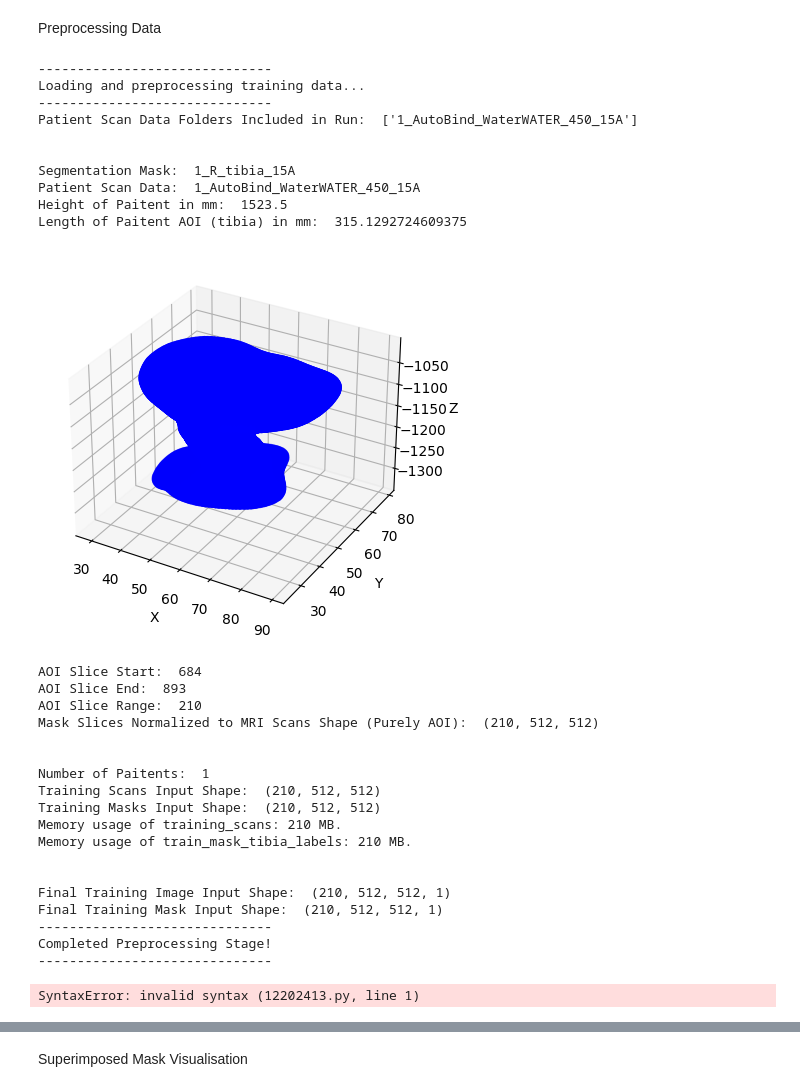
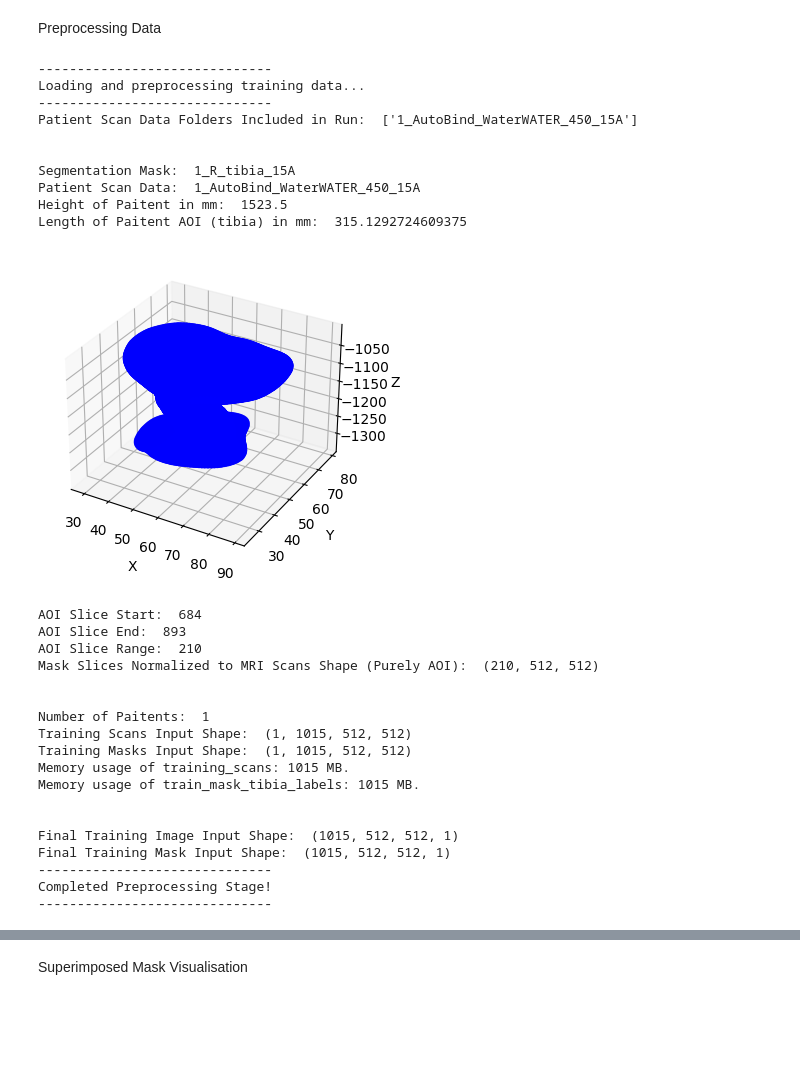
Before and after one commit to asif-jc/H-DenseUNet-CNN, a Jupyter notebook: main.ipynb, the cells around one changed output, grey strips where cells are left out. Drawn from its saved outputs; the diff is of its cells as text; code cells hidden in the pictures; blank space fills up the shorter version.

```diff
--- a/main.ipynb
+++ b/main.ipynb
@@ -59,7 +63,7 @@ print('-'*30)
 
 # \\files.auckland.ac.nz\research\resmed202100086-tws ----> Address for raw data
 total_slices_raw_data = 1015
-DataOnlyAOI = True
+DataOnlyAOI = False
 scans_path = 'D:/MRI - Tairawhiti'
 segmasks_fnames = ['1_R_tibia_15A']
 scan_data_folders = ['1_AutoBind_WaterWATER_450_15A']
@@ -71,34 +75,34 @@ imgs_train, imgs_mask_train = preprocessing(scans_path, segmasks_fnames, scan_da
 # imgs_mask_train = imgs_mask_train[70:80]
 
 if (DataOnlyAOI == False):
     imgs_train = np.reshape(imgs_train, (len(scan_data_folders) * total_slices_raw_data, 512, 512))
     imgs_mask_train = np.reshape(imgs_mask_train, (len(segmasks_fnames) * total_slices_raw_data, 512, 512))
     imgs_train = np.expand_dims(imgs_train, axis=-1)
     imgs_mask_train = np.expand_dims(imgs_mask_train, axis=-1)
 
 if (DataOnlyAOI == True):
     imgs_train = np.expand_dims(imgs_train, axis=-1)
     imgs_mask_train = np.expand_dims(imgs_mask_train, axis=-1)
 
 print("\n")
 print('Final Training Image Input Shape: ', imgs_train.shape)
 print('Final Training Mask Input Shape: ', imgs_mask_train.shape)
 
 print('-'*30)
 print('Completed Preprocessing Stage!')
 print('-'*30)
 # %% [output]
 ------------------------------
 Loading and preprocessing training data...
 ------------------------------
 Patient Scan Data Folders Included in Run:  ['1_AutoBind_WaterWATER_450_15A']
 
 
 Segmentation Mask:  1_R_tibia_15A
 Patient Scan Data:  1_AutoBind_WaterWATER_450_15A
 Height of Paitent in mm:  1523.5
 Length of Paitent AOI (tibia) in mm:  315.1292724609375
-[figure, old version]
+[figure, new version]
 AOI Slice Start:  684
 AOI Slice End:  893
 AOI Slice Range:  210
@@ -106,21 +110,14 @@ Mask Slices Normalized to MRI Scans Shape (Purely AOI):  (210, 512, 512)
 
 
 Number of Paitents:  1
-Training Scans Input Shape:  (210, 512, 512)
-Training Masks Input Shape:  (210, 512, 512)
-Memory usage of training_scans: 210 MB.
-Memory usage of train_mask_tibia_labels: 210 MB.
+Training Scans Input Shape:  (1, 1015, 512, 512)
+Training Masks Input Shape:  (1, 1015, 512, 512)
+Memory usage of training_scans: 1015 MB.
+Memory usage of train_mask_tibia_labels: 1015 MB.
 
 
-Final Training Image Input Shape:  (210, 512, 512, 1)
-Final Training Mask Input Shape:  (210, 512, 512, 1)
+Final Training Image Input Shape:  (1015, 512, 512, 1)
+Final Training Mask Input Shape:  (1015, 512, 512, 1)
 ------------------------------
 Completed Preprocessing Stage!
 ------------------------------
-# %%
-import label-studio
-from label-studio import LabelStudioApp
-
-LabelStudioApp(port=8080).start()
-# %% [output]
-SyntaxError: invalid syntax (12202413.py, line 1)
```
Also changed, not shown: parts of 10 cells of this notebook, 5 other files.
